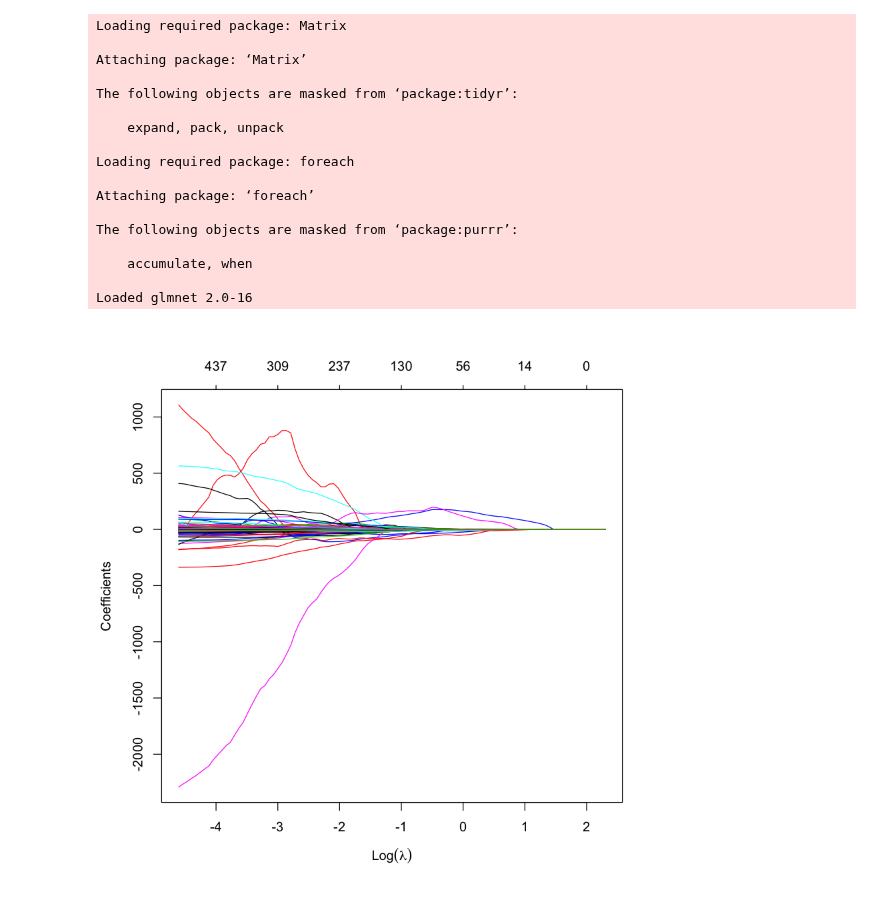
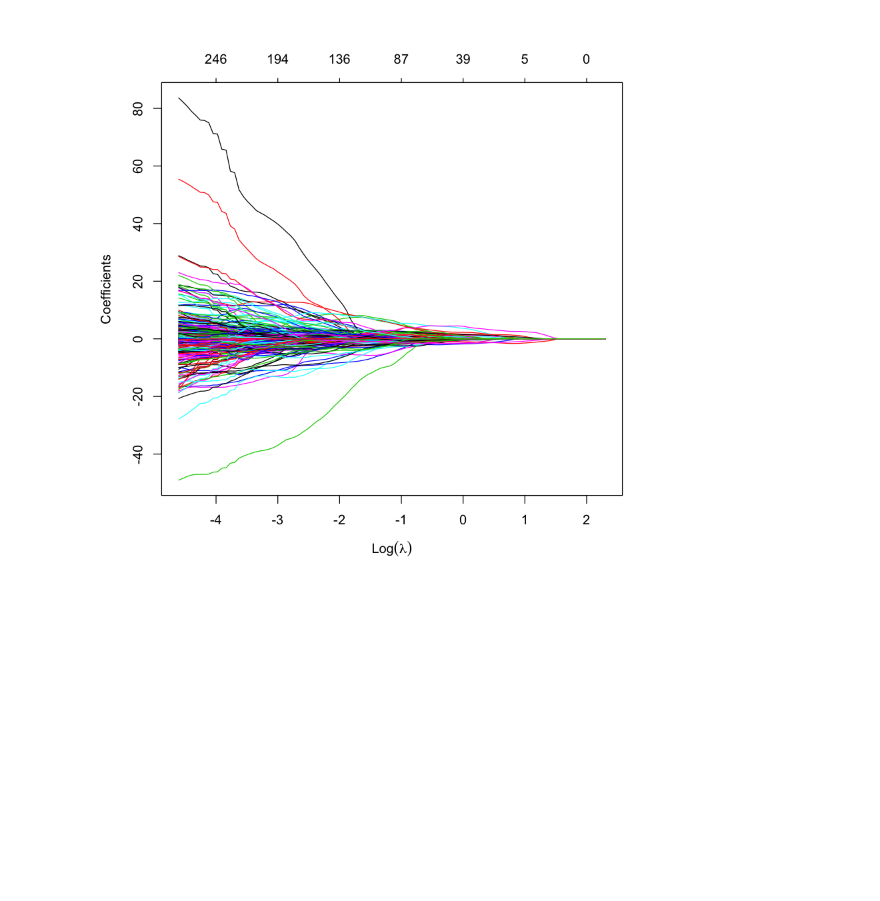
Before and after one commit to BenoitDelec/BIO-322--Predicting-odour-pleasantness-using-ML, a Jupyter notebook: src/Forward_CV.ipynb, the cells around one changed output. Cells and saved outputs as stored; diff of their text form; code cells hidden in the pictures; blank space fills up the shorter version.

Commit message:
Lasso with validation set

```diff
--- a/src/Forward_CV.ipynb
+++ b/src/Forward_CV.ipynb
@@ -87,29 +82,25 @@ Warning message in leaps.setup(x, y, wt = wt, nbest = nbest, nvmax = nvmax, forc
+# %%
+#split the data set into a training set and a validation set
+dim <- length(UnCorrelatedData[,1])
+idx.validation <- sample(1:dim, dim/3)
+
+train <- UnCorrelatedData[-idx.validation,]
+validation <- UnCorrelatedData[idx.validation,]
+
+validation.x = data.frame(validation[, -which(names(validation) == "VALENCE.PLEASANTNESS")])
+validation.y = validation$VALENCE.PLEASANTNESS
+
+train.x = data.frame(train[, -which(names(train) == "VALENCE.PLEASANTNESS")])
+train.y = train$VALENCE.PLEASANTNESS
 # %%
 #Lasso regularization
 library(glmnet)
-V.data.y = as.matrix(V.data.y)
-V.data.x = as.matrix(V.data.x)
+V.data.y = as.matrix(train.y)
+V.data.x = as.matrix(train.x)
 lasso.mod <- glmnet(V.data.x,V.data.y, alpha = 1, lambda = 10^seq(1, -2, length = 100))
 plot(lasso.mod, "lambda", xlab = parse(text = "Log(lambda)"))
 # %% [output]
-Loading required package: Matrix
-
-Attaching package: ‘Matrix’
-
-The following objects are masked from ‘package:tidyr’:
-
-    expand, pack, unpack
-
-Loading required package: foreach
-
-Attaching package: ‘foreach’
-
-The following objects are masked from ‘package:purrr’:
-
-    accumulate, when
-
-Loaded glmnet 2.0-16
-[figure, old version]
+[figure, new version]
 # %%
 cv.lasso <- cv.glmnet(V.data.x, V.data.y, alpha = 1, nfold = 5)
 plot(cv.lasso)
```
Also changed, not shown: parts of 6 cells of this notebook, 1 other file.
